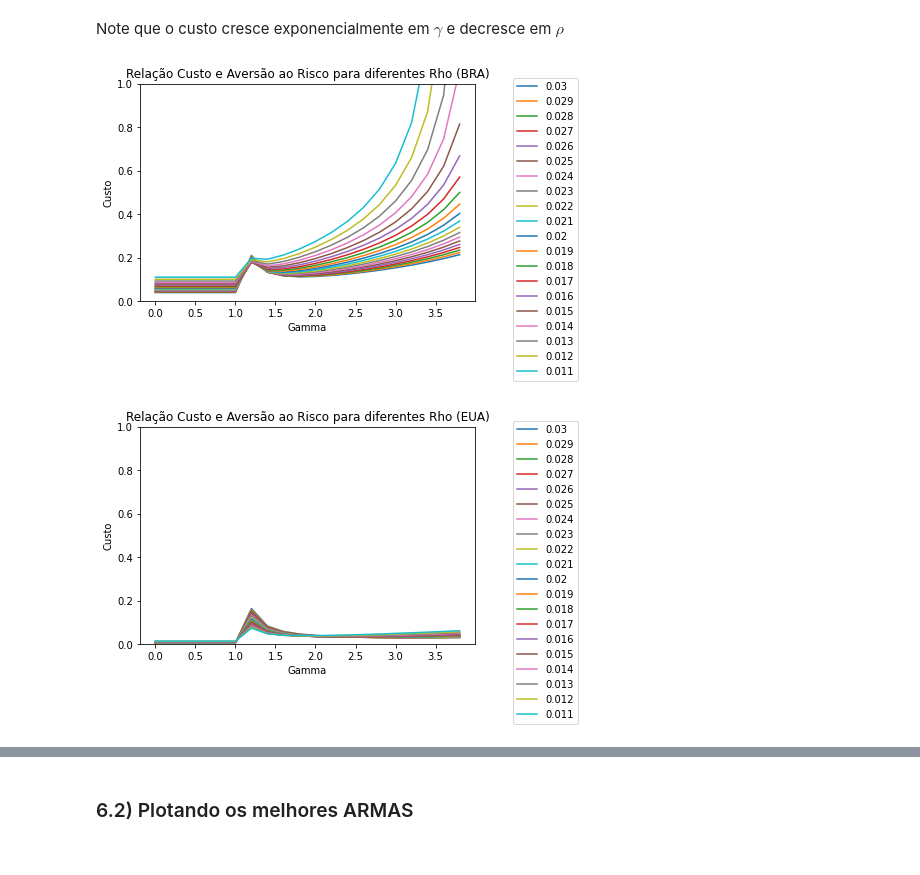
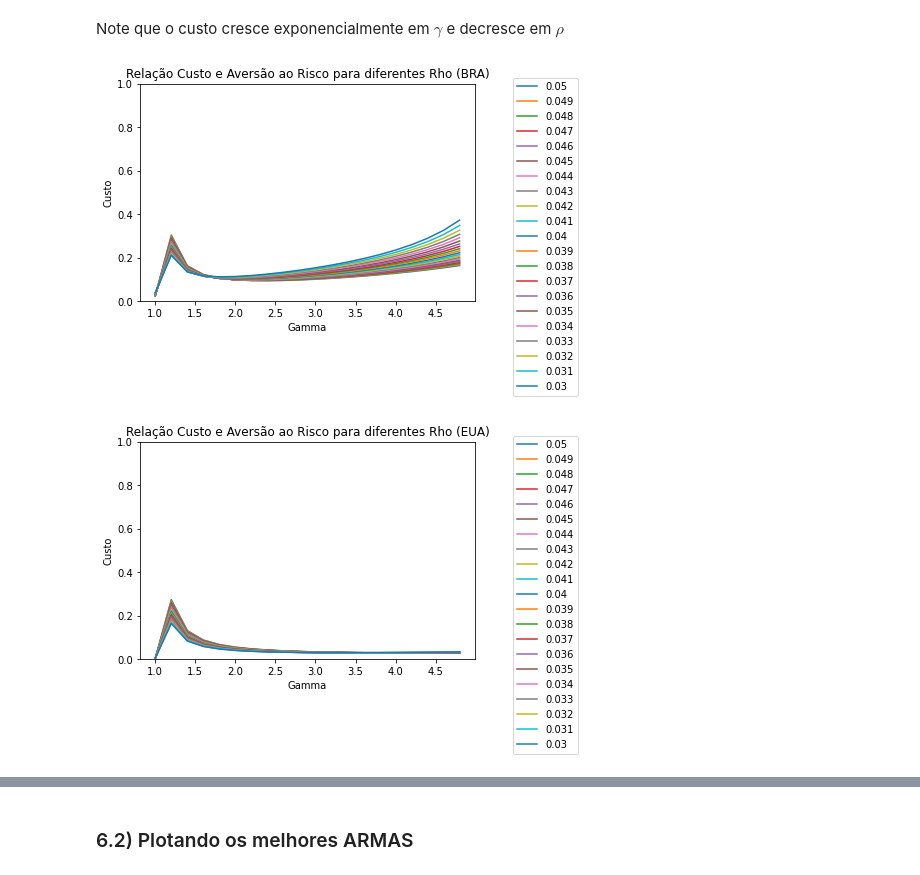
Before and after one commit to lucasestrela/Dissertacao, a Jupyter notebook: Calculando_Custo.ipynb, the cells around one changed output, grey strips where cells are left out. Cells and saved outputs as stored; diff of their text form; code cells hidden in the pictures.

```diff
--- a/Calculando_Custo.ipynb
+++ b/Calculando_Custo.ipynb
@@ -80,7 +80,6 @@ def ma_infinite_representation2(AR, MA, T = 10000):
         AR = [0]
 
 
-
     # O que quero construir:
     Pol[0] = 1
     Pol[1] = MA[0] + AR[0]
@@ -114,7 +113,7 @@ def ma_infinite_representation2(AR, MA, T = 10000):
     return Pol
 
 
-def matriz_custo( MA_inf, var_u, Rho = np.array([0.03, 0.02, 0.01]), Gamma = np.array([1, 3, 5]), T = 10000):
+def matriz_custo( MA_inf, var_u, Rho = np.array([0.05, 0.04, 0.03]), Gamma = np.array([1, 3, 5]), T = 10000):
 
     lambda_ARMA = np.zeros(
                           ( len(Rho),len(Gamma) )
@@ -203,8 +202,6 @@ for idx, country in enumerate(countries):
         #Eliminando NA e diferenciando
         newdf = pwt[(pwt['country'] == country) ].dropna()
         newdf = newdf['cons_pcapta'].diff().dropna()
-
-        data_frame = newdf
 
         # Calculando o melhor ARMA
         models[idx], best_ARMA[idx], MA_coef, AR_coef, variance = calculate_best_arima(newdf)
@@ -220,13 +217,13 @@ for idx, country in enumerate(countries):
                                         var_u = variance,
                                         # Rho = np.array([0.001]),
                                         # Gamma = np.array([3])
-                                        Rho = np.arange(0.03, 0.001, -0.01),
+                                        Rho = np.arange(0.05, 0.03, -0.01),
                                         Gamma = np.arange(1, 6, 2)
                                         )
         print(f'[Num, País, Variance] = {idx:3} | {country:20} | {np.round(variance,4):6} | best_ARMA')
 
     except:
-        print(f'[Num, País, Variance] = {idx:3} | {country:20} | País Não Inversível')
+        print(f'[Num, País, Variance] = {idx:3} | {country:20} | Não Inversível')
 # %% [output]
 [Num, País, Variance] =   0 | Aruba                | 0.0014 | best_ARMA
 [Num, País, Variance] =   1 | Angola               | 0.0313 | best_ARMA
@@ -281,8 +275,8 @@ np.set_printoptions(suppress=True)
 country_list = ['Brazil', 'United States']
 lambda_ARMA2 = [None]*len(country_list)
 
-Rho_ = np.arange(0.03, 0.01, -0.001)
-Gamma_ = np.arange(0, 4, 0.2)
+Rho_ = np.arange(0.05, 0.03, -0.001)
+Gamma_ = np.arange(1, 5, 0.2)
 
 for i_country, country in enumerate(country_list):
     #Eliminando NA e diferenciando
@@ -310,29 +304,29 @@ for i_country, country in enumerate(country_list):
 Note que o custo cresce exponencialmente em $\gamma$ e decresce em $\rho$
 # %%
 for i_rho, rhho in enumerate(Rho_):
-    plt.plot( Gamma, lambda_ARMA2[0][i_rho, :])
+    plt.plot( Gamma_, lambda_ARMA2[0][i_rho, :])
     # Limitando o gráfico pra nao estourar
     plt.ylim(0, 1)
     plt.xlabel("Gamma")
     plt.ylabel("Custo")
     plt.title('Relação Custo e Aversão ao Risco para diferentes Rho (BRA)')
     plt.legend(np.round(Rho_, 3),
                bbox_to_anchor=(1.1, 1.05))
 plt.show()
 
 for i_rho, rhho in enumerate(Rho_):
-    plt.plot( Gamma, lambda_ARMA2[1][i_rho, :])
+    plt.plot( Gamma_, lambda_ARMA2[1][i_rho, :])
     # Limitando o gráfico pra nao estourar
     plt.ylim(0, 1)
     plt.xlabel("Gamma")
     plt.ylabel("Custo")
     plt.title('Relação Custo e Aversão ao Risco para diferentes Rho (EUA)')
     plt.legend(np.round(Rho_, 3),
                bbox_to_anchor=(1.1, 1.05))
 plt.show()
 # %% [output]
-[figure, old version]
+[figure, new version]
-[figure, old version]
+[figure, new version]
 # %%
 
 for i_gamma, gama in enumerate(Gamma_):
```
Also changed, not shown: parts of 4 cells of this notebook.
